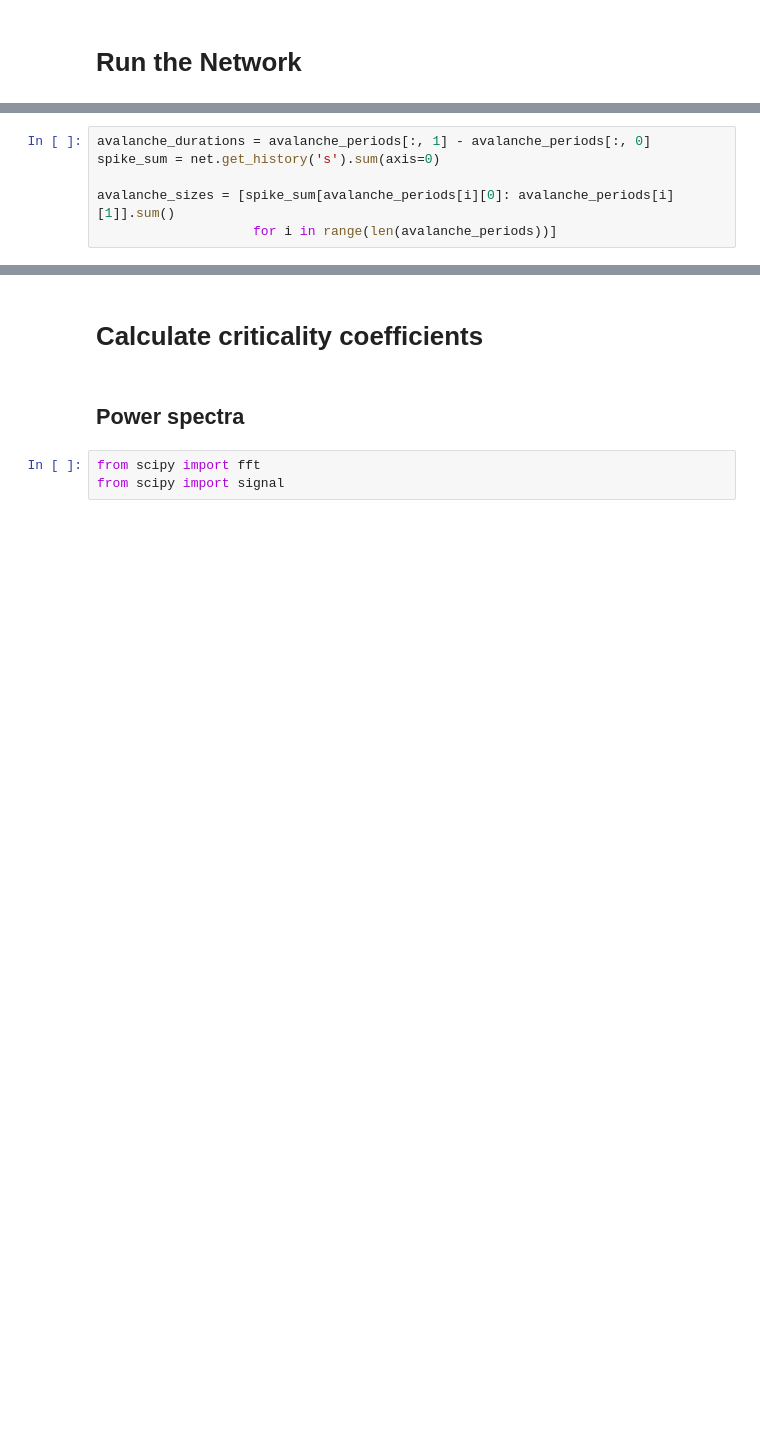
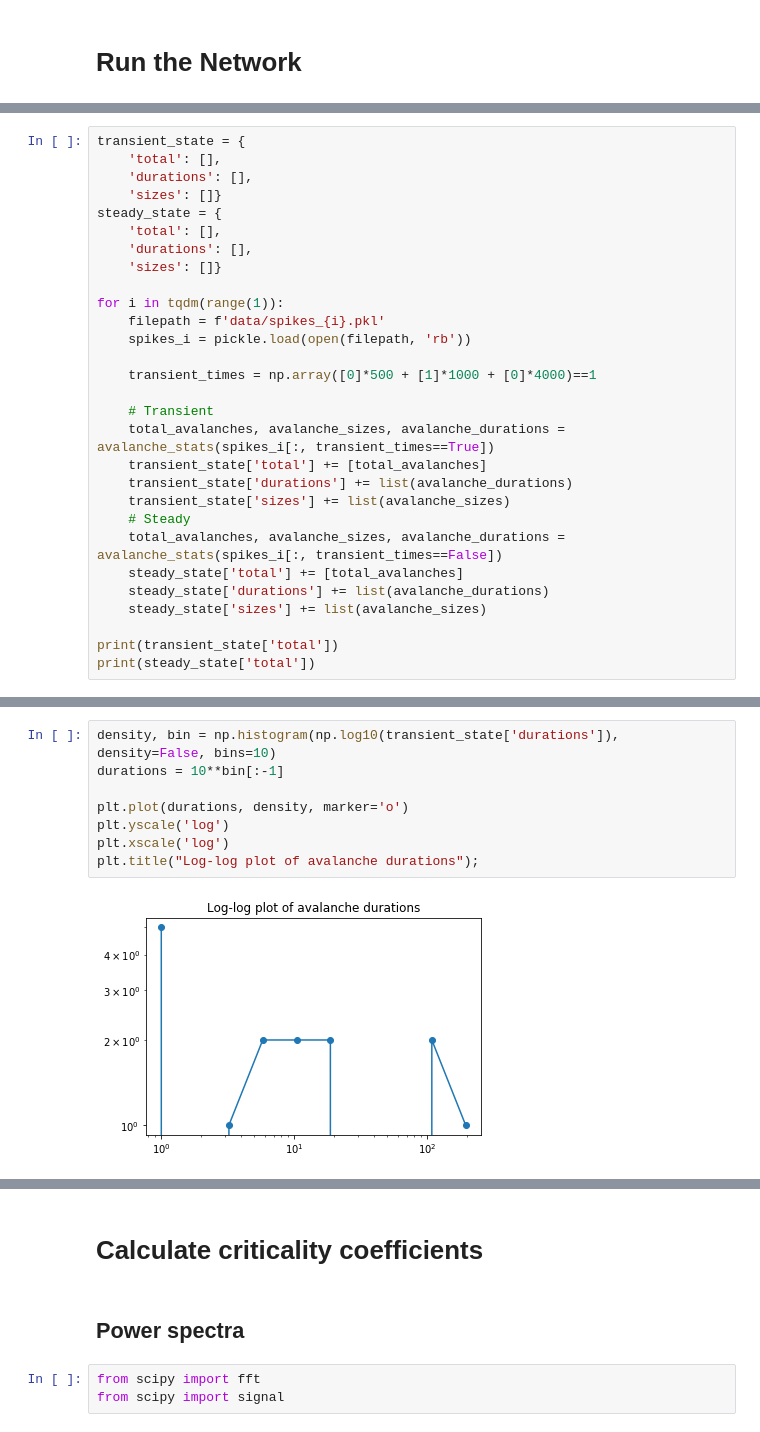
Before and after one commit to EstevaoUyra/criticality-on-neural-network, a Jupyter notebook: network.ipynb, the cells around one changed output, grey strips where cells are left out. Drawn from its saved outputs; the diff is of its cells as text; blank space fills up the shorter version.

```diff
--- a/network.ipynb
+++ b/network.ipynb
@@ -222,6 +147,0 @@ len(event_indexes)
-# %%
-avalanche_durations = avalanche_periods[:, 1] - avalanche_periods[:, 0]
-spike_sum = net.get_history('s').sum(axis=0)
-
-avalanche_sizes = [spike_sum[avalanche_periods[i][0]: avalanche_periods[i][1]].sum()
-                    for i in range(len(avalanche_periods))]
@@ -286,0 +255,29 @@ plt.legend()
+# %%
+transient_state = {
+    'total': [],
+    'durations': [],
+    'sizes': []}
+steady_state = {
+    'total': [],
+    'durations': [],
+    'sizes': []}
+
+for i in tqdm(range(1)):
+    filepath = f'data/spikes_{i}.pkl'
+    spikes_i = pickle.load(open(filepath, 'rb'))
+
+    transient_times = np.array([0]*500 + [1]*1000 + [0]*4000)==1
+
+    # Transient
+    total_avalanches, avalanche_sizes, avalanche_durations = avalanche_stats(spikes_i[:, transient_times==True])
+    transient_state['total'] += [total_avalanches]
+    transient_state['durations'] += list(avalanche_durations)
+    transient_state['sizes'] += list(avalanche_sizes)
+    # Steady
+    total_avalanches, avalanche_sizes, avalanche_durations = avalanche_stats(spikes_i[:, transient_times==False])
+    steady_state['total'] += [total_avalanches]
+    steady_state['durations'] += list(avalanche_durations)
+    steady_state['sizes'] += list(avalanche_sizes)
+
+print(transient_state['total'])
+print(steady_state['total'])
@@ -286,0 +288,10 @@ plt.legend()
+# %%
+density, bin = np.histogram(np.log10(transient_state['durations']), density=False, bins=10)
+durations = 10**bin[:-1]
+
+plt.plot(durations, density, marker='o')
+plt.yscale('log')
+plt.xscale('log')
+plt.title("Log-log plot of avalanche durations");
+# %% [output]
+[figure, added]
```
Also changed, not shown: parts of 49 cells of this notebook.
